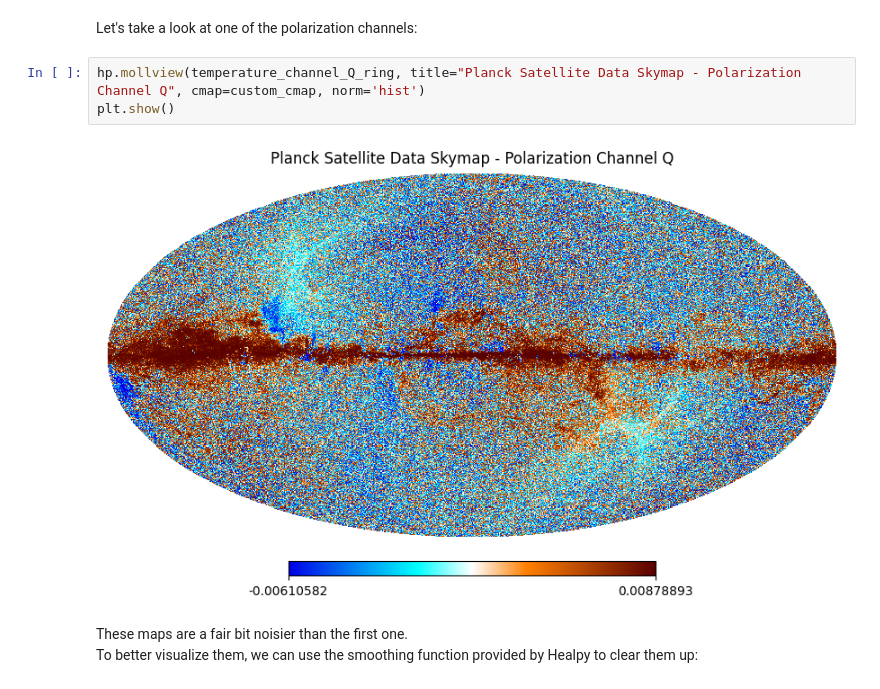
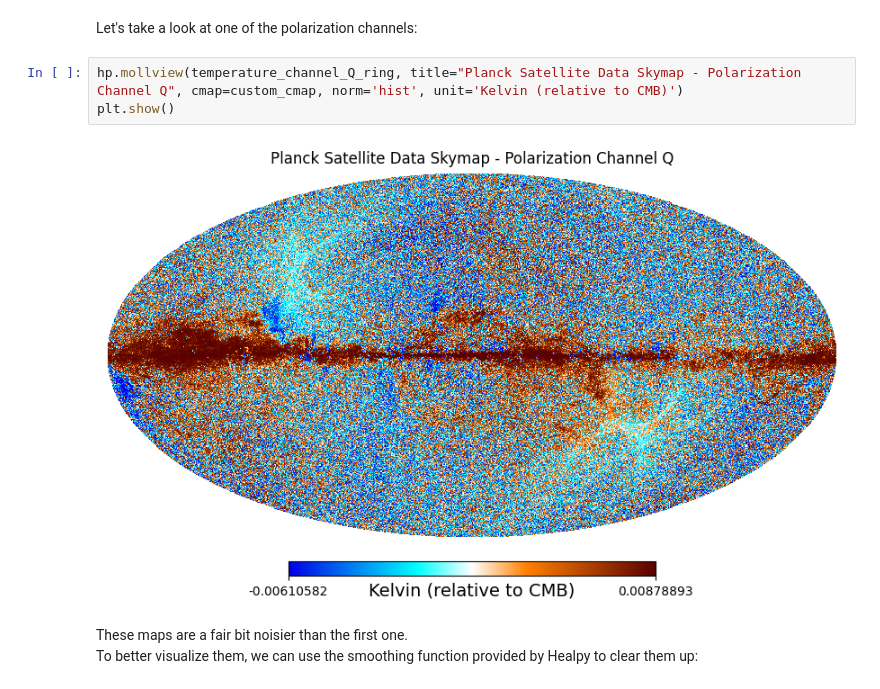
Before and after one commit to asc-csa/Planck-Telescope-Data-Tutorial, a Jupyter notebook: Planck_Telescope_Data_Tutorial.ipynb, the cells around one changed output. Cells and saved outputs as stored; diff of their text form.

```diff
--- a/Planck_Telescope_Data_Tutorial.ipynb
+++ b/Planck_Telescope_Data_Tutorial.ipynb
@@ -160,10 +178,10 @@ plt.show()
 # %% [markdown]
 Let's take a look at one of the polarization channels:
 # %%
-hp.mollview(temperature_channel_Q_ring, title="Planck Satellite Data Skymap - Polarization Channel Q", cmap=custom_cmap, norm='hist')
+hp.mollview(temperature_channel_Q_ring, title="Planck Satellite Data Skymap - Polarization Channel Q", cmap=custom_cmap, norm='hist', unit='Kelvin (relative to CMB)')
 plt.show()
 # %% [output]
-[figure, old version]
+[figure, new version]
 # %% [markdown]
 These maps are a fair bit noisier than the first one. <br>
 To better visualize them, we can use the smoothing function provided by Healpy to clear them up:
```
Also changed, not shown: parts of 12 cells of this notebook.
